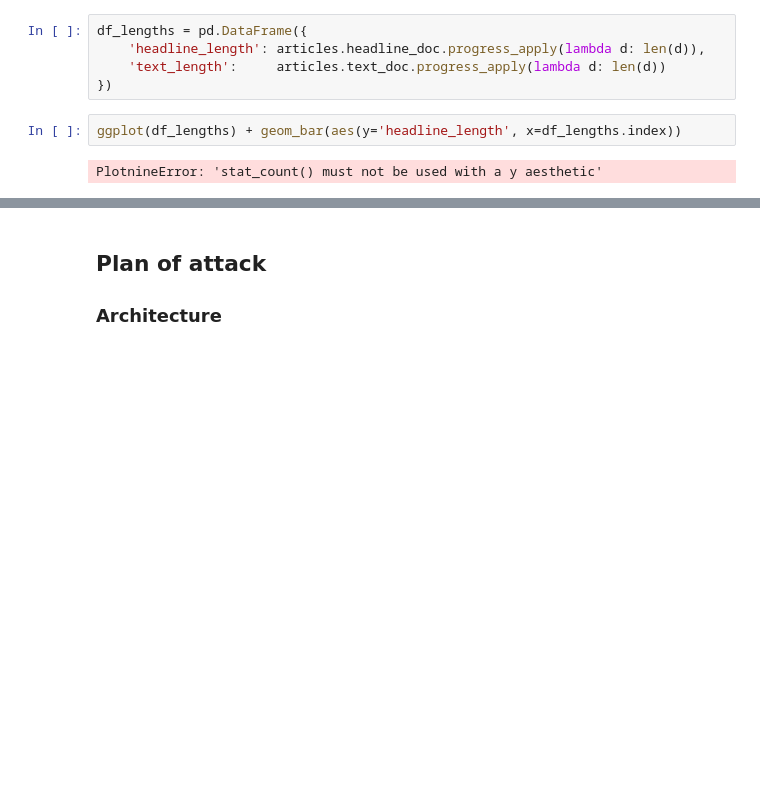
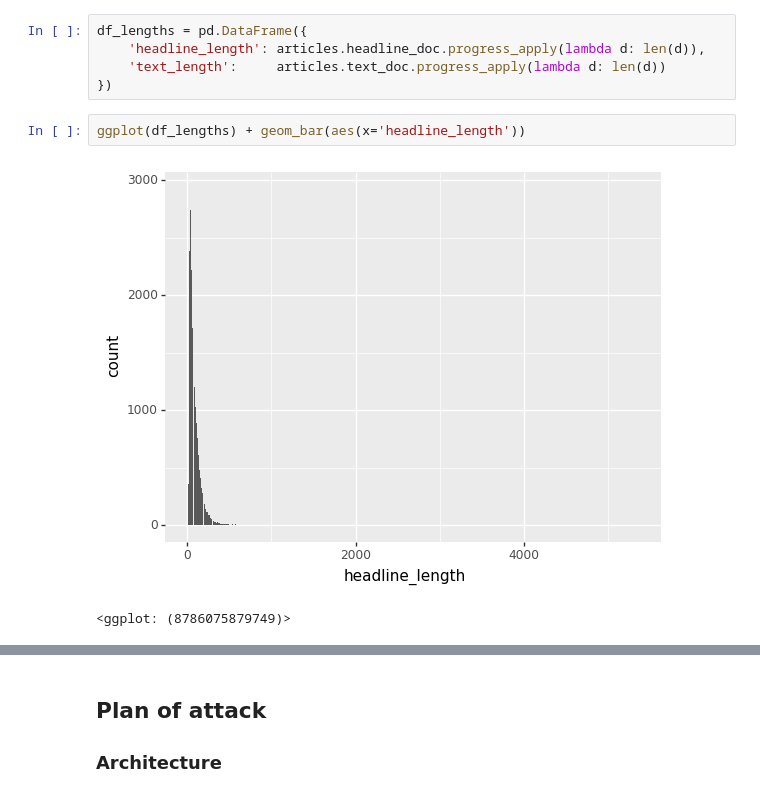
Before and after one commit to kamilc/neural-text-summarization, a Jupyter notebook: NLP.ipynb, the cells around one changed output, grey strips where cells are left out. Saved outputs shown, nothing was run; the diff lists cells and outputs as text; blank space fills up the shorter version.

```diff
--- a/NLP.ipynb
+++ b/NLP.ipynb
@@ -344,6 +347,7 @@ df_lengths = pd.DataFrame({
     'text_length':     articles.text_doc.progress_apply(lambda d: len(d))
 })
 # %%
-ggplot(df_lengths) + geom_bar(aes(y='headline_length', x=df_lengths.index))
+ggplot(df_lengths) + geom_bar(aes(x='headline_length'))
 # %% [output]
+[figure, added]
-PlotnineError: 'stat_count() must not be used with a y aesthetic'
+<ggplot: (8786075879749)>
```
Also changed, not shown: parts of 13 cells of this notebook, 1 other file.
